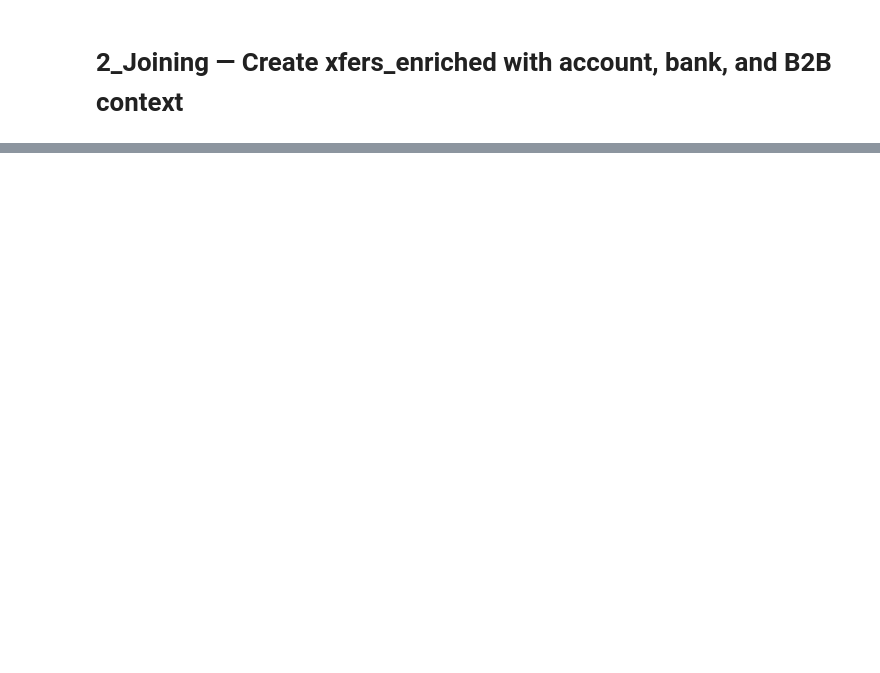
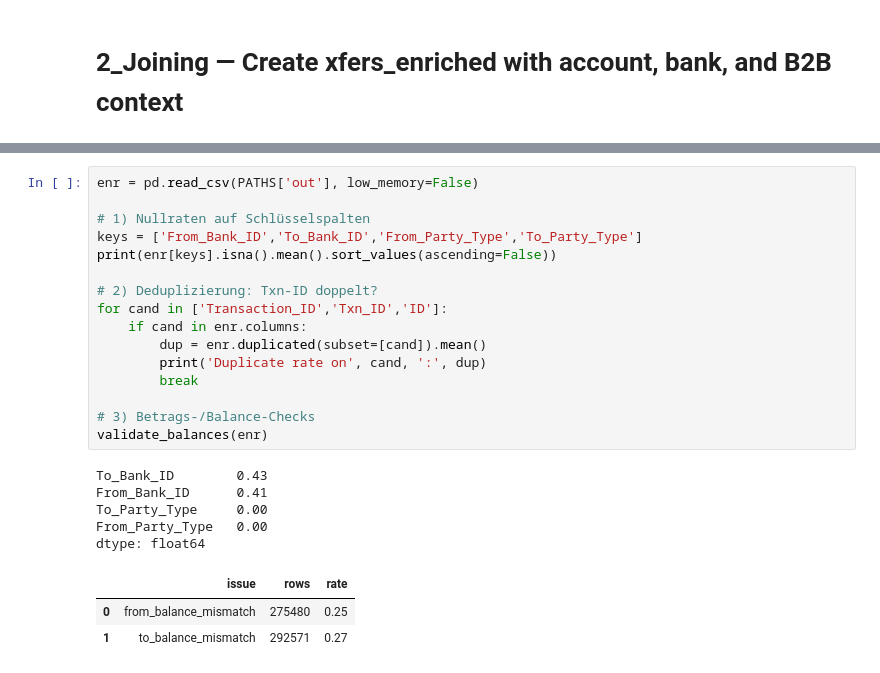
Before and after one commit to thomas-sutter/ai-aml-mvp2value, a Jupyter notebook: 1_exploratory_data_analysis.ipynb, the cells around one changed output, grey strips where cells are left out. Drawn from its saved outputs; the diff is of its cells as text; blank space fills up the shorter version.

```diff
--- a/1_exploratory_data_analysis.ipynb
+++ b/1_exploratory_data_analysis.ipynb
@@ -2166,0 +2389,25 @@ display(b2b_company_rollups.head(5))
+# %%
+enr = pd.read_csv(PATHS['out'], low_memory=False)
+
+# 1) Nullraten auf Schlüsselspalten
+keys = ['From_Bank_ID','To_Bank_ID','From_Party_Type','To_Party_Type']
+print(enr[keys].isna().mean().sort_values(ascending=False))
+
+# 2) Deduplizierung: Txn-ID doppelt?
+for cand in ['Transaction_ID','Txn_ID','ID']:
+    if cand in enr.columns:
+        dup = enr.duplicated(subset=[cand]).mean()
+        print('Duplicate rate on', cand, ':', dup)
+        break
+
+# 3) Betrags-/Balance-Checks
+validate_balances(enr)
+# %% [output]
+To_Bank_ID        0.43
+From_Bank_ID      0.41
+To_Party_Type     0.00
+From_Party_Type   0.00
+dtype: float64
+|  | issue | rows | rate |
+| 0 | from_balance_mismatch | 275480 | 0.25 |
+| 1 | to_balance_mismatch | 292571 | 0.27 |
```
Also changed, not shown: parts of 5 cells of this notebook.
